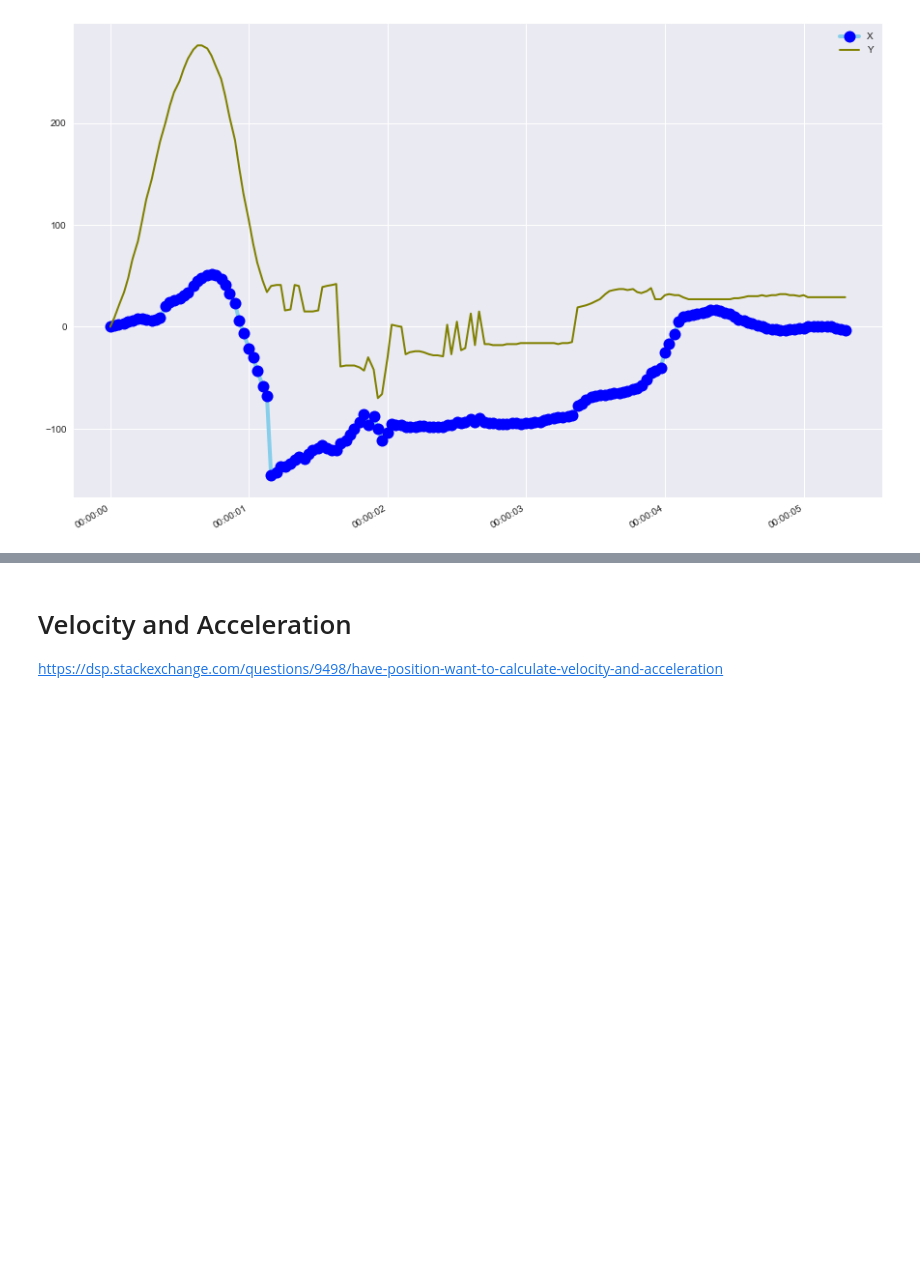
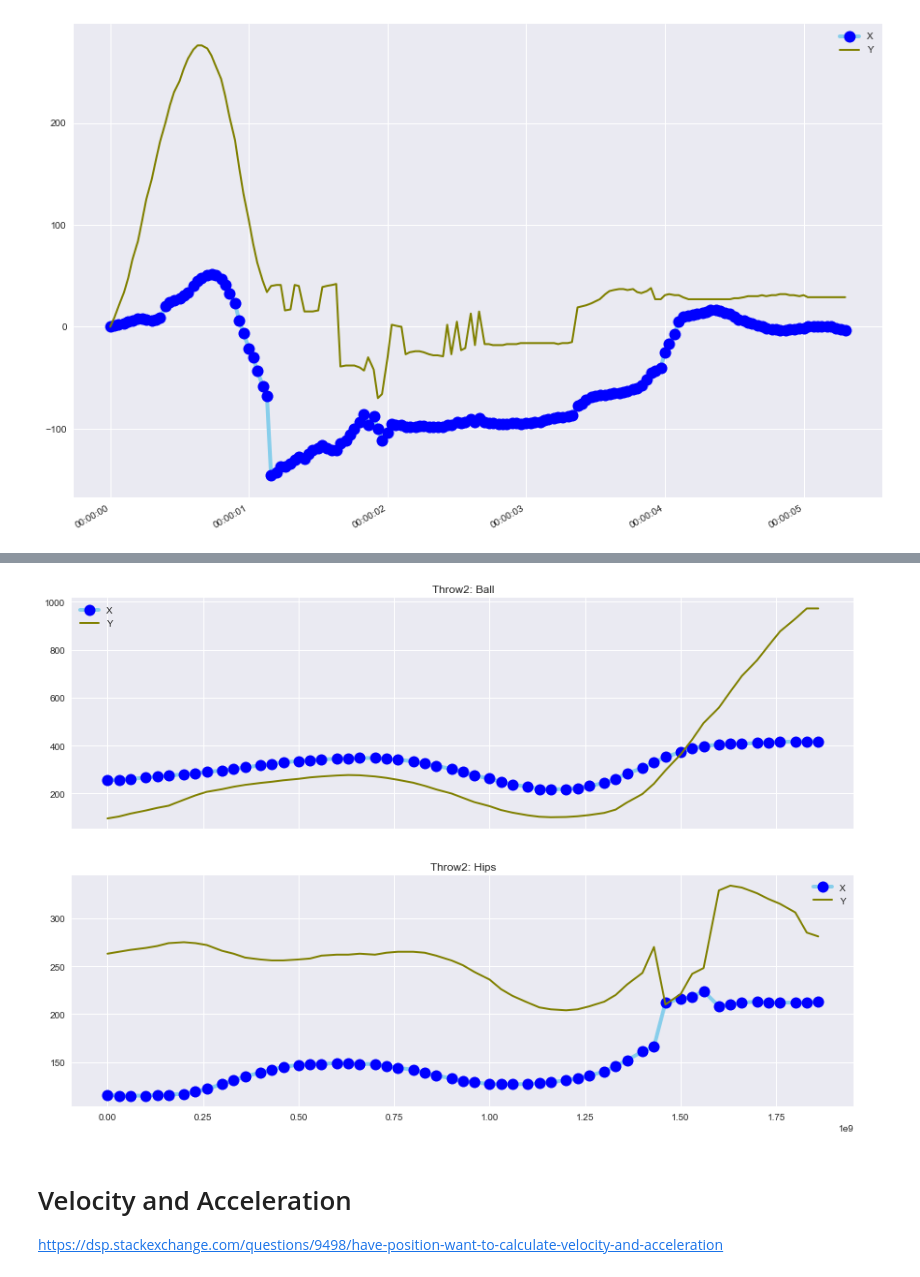
Before and after one commit to lisaong/hss, a Jupyter notebook: 02_explore_data.ipynb, the cells around one changed output, grey strips where cells are left out. Cells and saved outputs as stored; diff of their text form; code cells hidden in the pictures; blank space fills up the shorter version.

```diff
--- a/02_explore_data.ipynb
+++ b/02_explore_data.ipynb
@@ -79,0 +84,3 @@ df_elbow.head()
+# %%
+df_ball2 = read_kinoeva('data/3/CFF Demo_ Underhand Vertical Med Ball Throw2_Ball.txt')
+df_ball2.head()
@@ -79,0 +95,3 @@ df_elbow.head()
+# %%
+df_hips2 = read_kinoeva('data/3/CFF Demo_ Underhand Vertical Med Ball Throw2_Hips.txt')
+df_hips2.head()
@@ -105,3 +123,20 @@ plt.show()
+# %%
+fig, axs = plt.subplots(2, 1, figsize=(15, 10), sharex=True)
+
+# plot
+axs[0].set_title('Throw2: Ball')
+axs[0].plot(df_ball2.X, marker='o', markerfacecolor='blue', markersize=12, color='skyblue', linewidth=4)
+axs[0].plot(df_ball2.Y, marker='', color='olive', linewidth=2)
+axs[0].legend()
+
+axs[1].set_title('Throw2: Hips')
+axs[1].plot(df_hips2.X, marker='o', markerfacecolor='blue', markersize=12, color='skyblue', linewidth=4)
+axs[1].plot(df_hips2.Y, marker='', color='olive', linewidth=2)
+axs[1].legend()
+
+plt.show()
+# %% [output]
+[figure, added]
 # %% [markdown]
 # Velocity and Acceleration
 
```
Also changed, not shown: parts of 6 cells of this notebook, 1 other file.
